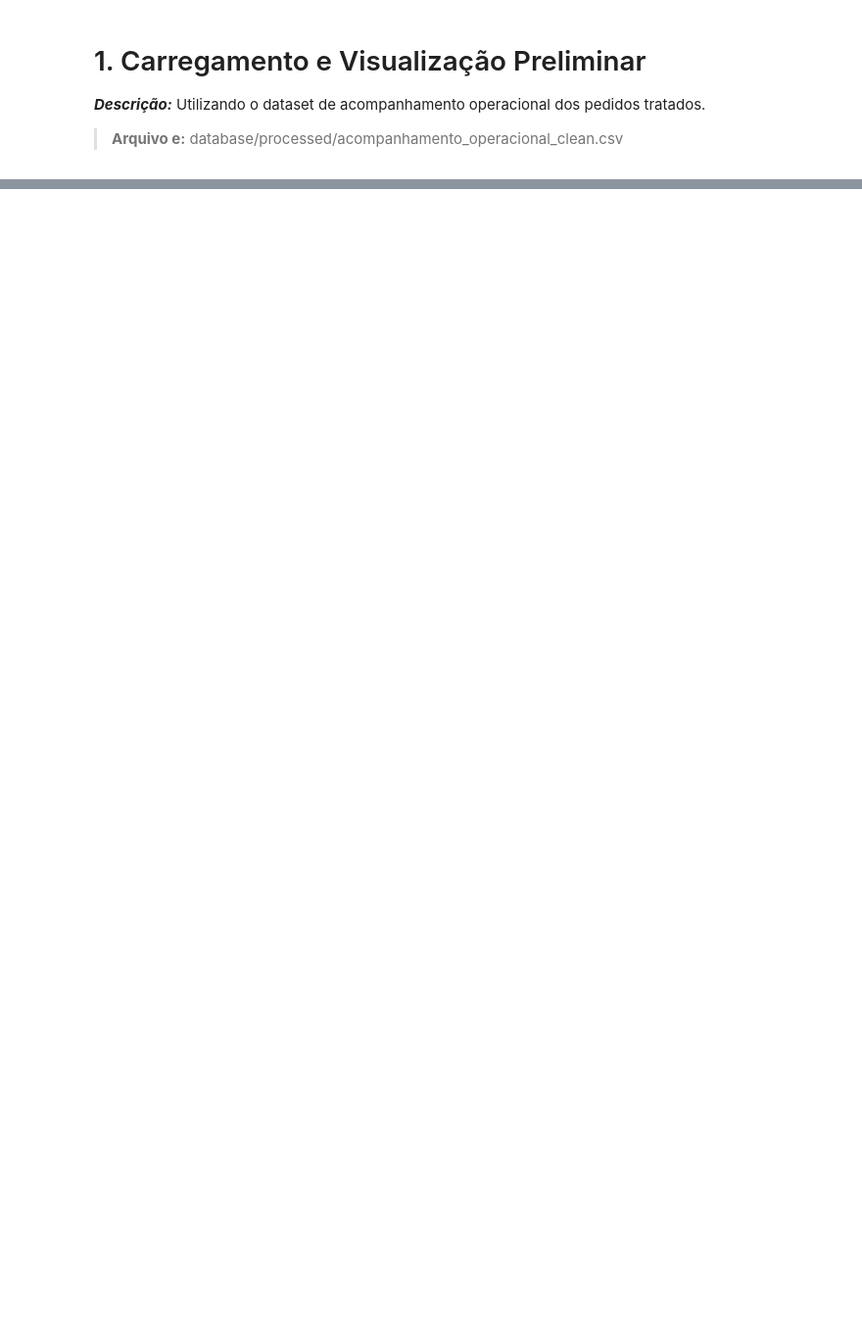
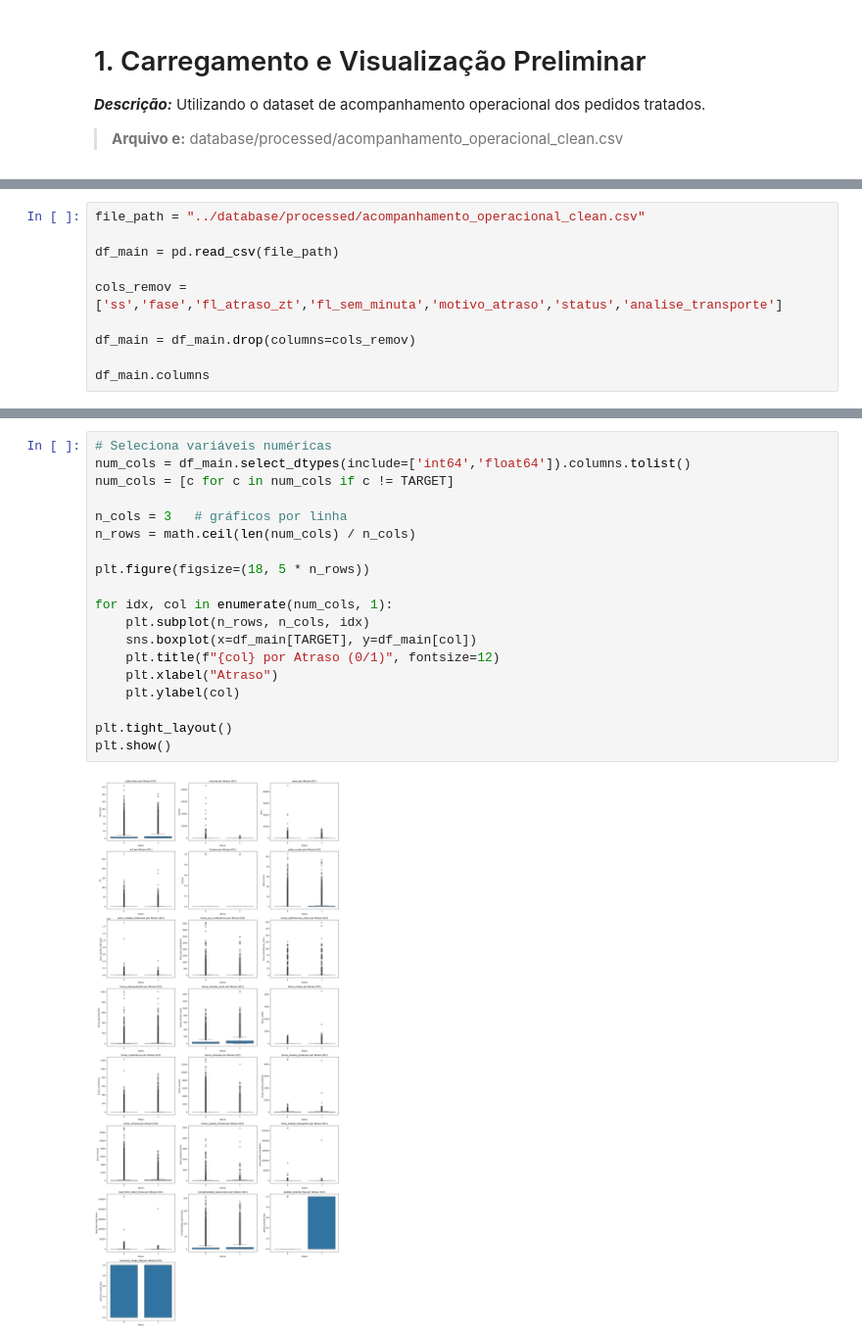
Before and after one commit to tiago466/ds-otif-detection-ml, a Jupyter notebook: notebooks/02_eda_inferencial.ipynb, the cells around one changed output, grey strips where cells are left out. Shown: that part at 98% size. Drawn from its saved outputs; the diff is of its cells as text; blank space fills up the shorter version.

```diff
--- a/notebooks/02_eda_inferencial.ipynb
+++ b/notebooks/02_eda_inferencial.ipynb
@@ -73,0 +54,10 @@ df_main.head(5)
+# %%
+file_path = "../database/processed/acompanhamento_operacional_clean.csv"
+
+df_main = pd.read_csv(file_path)
+
+cols_remov = ['ss','fase','fl_atraso_zt','fl_sem_minuta','motivo_atraso','status','analise_transporte']
+
+df_main = df_main.drop(columns=cols_remov)
+
+df_main.columns
@@ -73,0 +670,21 @@ df_main.head(5)
+# %%
+# Seleciona variáveis numéricas
+num_cols = df_main.select_dtypes(include=['int64','float64']).columns.tolist()
+num_cols = [c for c in num_cols if c != TARGET]
+
+n_cols = 3   # gráficos por linha
+n_rows = math.ceil(len(num_cols) / n_cols)
+
+plt.figure(figsize=(18, 5 * n_rows))
+
+for idx, col in enumerate(num_cols, 1):
+    plt.subplot(n_rows, n_cols, idx)
+    sns.boxplot(x=df_main[TARGET], y=df_main[col])
+    plt.title(f"{col} por Atraso (0/1)", fontsize=12)
+    plt.xlabel("Atraso")
+    plt.ylabel(col)
+
+plt.tight_layout()
+plt.show()
+# %% [output]
+[figure, added]
```
Also changed, not shown: parts of 22 cells of this notebook, 3 other files.
